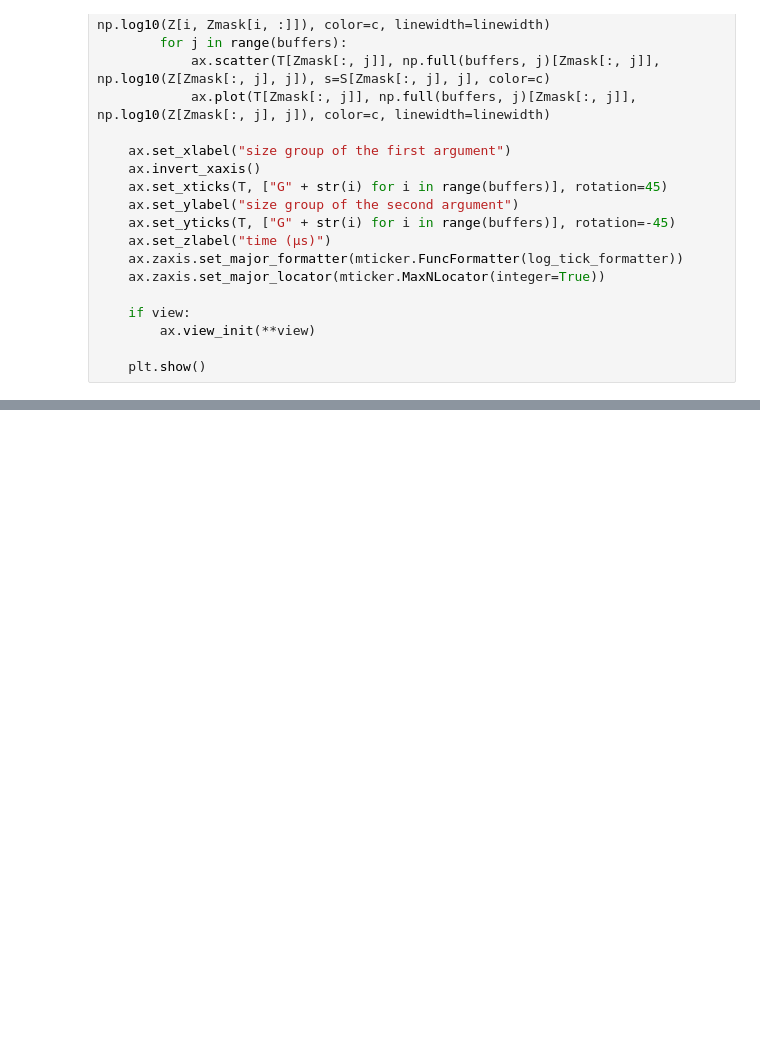
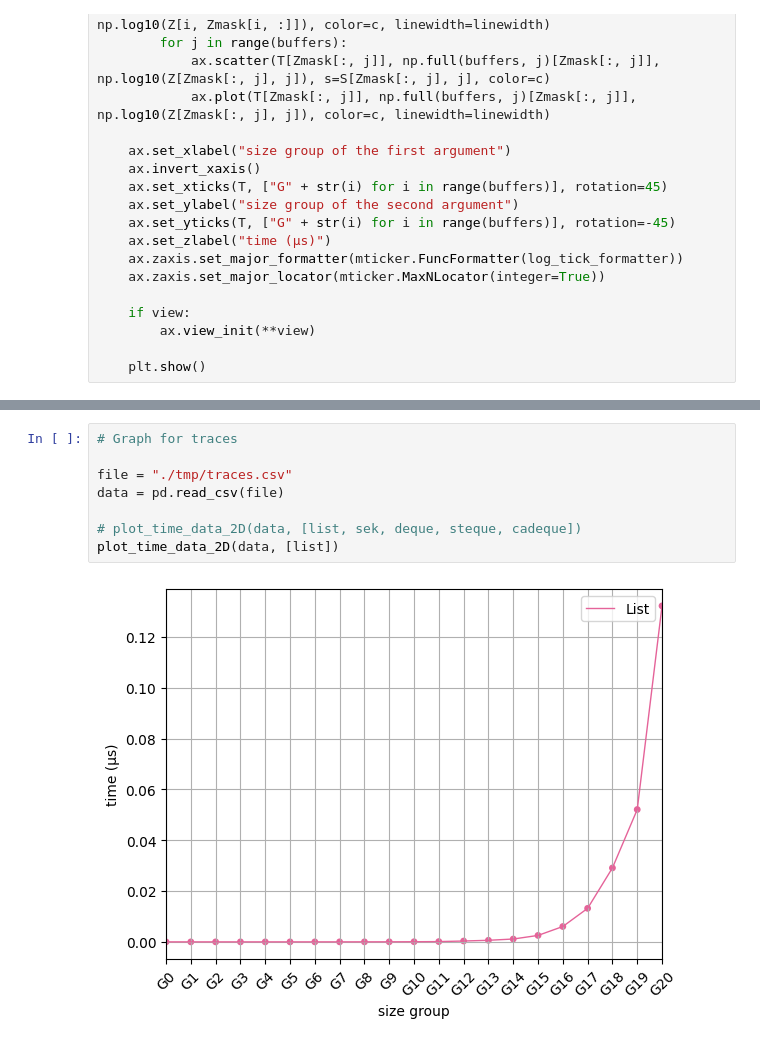
Before and after one commit to JulesViennotFranca/VerifiedCatenableDeque, a Jupyter notebook: bench/graphics.ipynb, the cells around one changed output, grey strips where cells are left out. Saved outputs shown, nothing was run; the diff lists cells and outputs as text; blank space fills up the shorter version.

```diff
--- a/bench/graphics.ipynb
+++ b/bench/graphics.ipynb
@@ -156,0 +163,10 @@ plot_time_data_3D(data, [sek, cadeque])
+# %%
+# Graph for traces
+
+file = "./tmp/traces.csv"
+data = pd.read_csv(file)
+
+# plot_time_data_2D(data, [list, sek, deque, steque, cadeque])
+plot_time_data_2D(data, [list])
+# %% [output]
+[figure, added]
```
Also changed, not shown: parts of 5 cells of this notebook, 4 other files.
